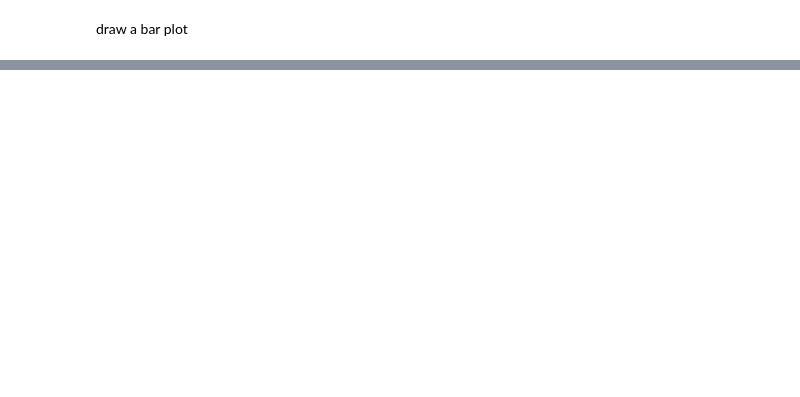
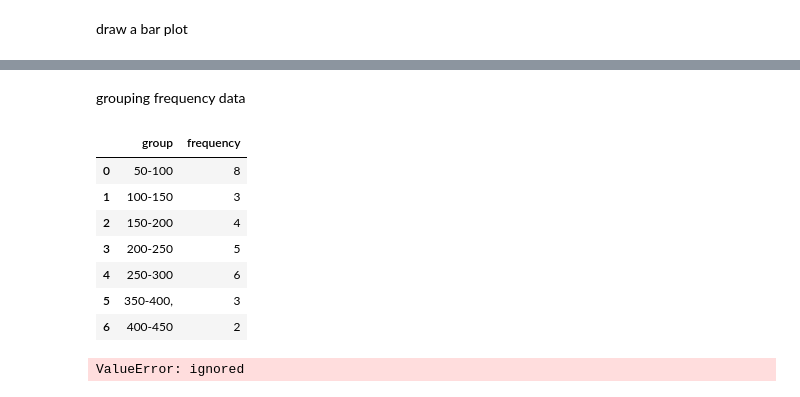
Before and after one commit to shivanginayak-bit/shivanginayak-bit, a Jupyter notebook: Pandas_Operations.ipynb, the cells around one changed output, grey strips where cells are left out. Drawn from its saved outputs; the diff is of its cells as text; code cells hidden in the pictures; blank space fills up the shorter version.

```diff
--- a/Pandas_Operations.ipynb
+++ b/Pandas_Operations.ipynb
@@ -976,0 +977,22 @@ ax=sns.barplot(x='number_of_children',y='number_of_families',data=df)
+# %% [markdown]
+grouping frequency data
+# %%
+claims_df=pd.DataFrame(data={'group':['50-100','100-150','150-200','200-250','250-300','350-400,','400-450'],'frequency':[8,3,4,5,6,3,2]})
+claims_df
+# %% [output]
+|  | group | frequency |
+| 0 | 50-100 | 8 |
+| 1 | 100-150 | 3 |
+| 2 | 150-200 | 4 |
+| 3 | 200-250 | 5 |
+| 4 | 250-300 | 6 |
+| 5 | 350-400, | 3 |
+| 6 | 400-450 | 2 |
+# %%
+import numpy as np
+claims_list=[50,80,60,70,90,55,65,76,110,120,130,160,170,180,190,220,210,200,240,250,260,270,280,290,285,295,360,370,380,410,420]
+frequency, bins = np.histogram(claims_list , bins=10, range=[50-450])
+print(frequency)
+print(bins)
+# %% [output]
+ValueError: ignored
```
Also changed, not shown: parts of 3 cells of this notebook.
